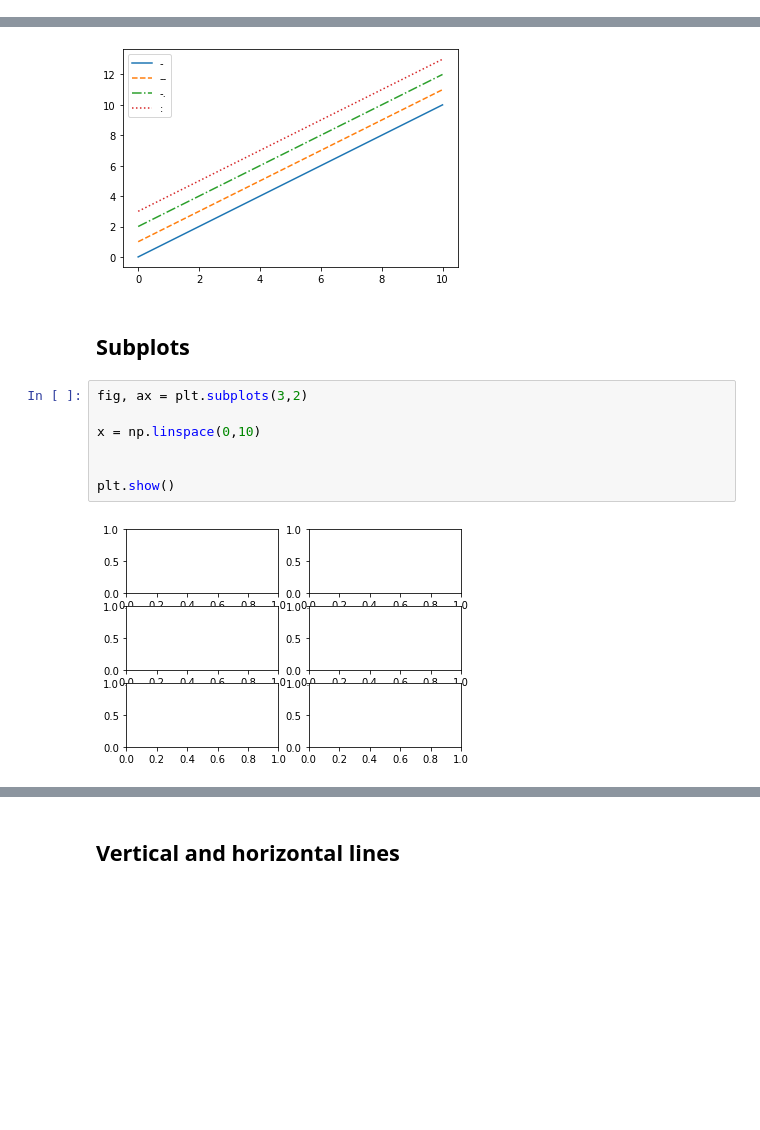
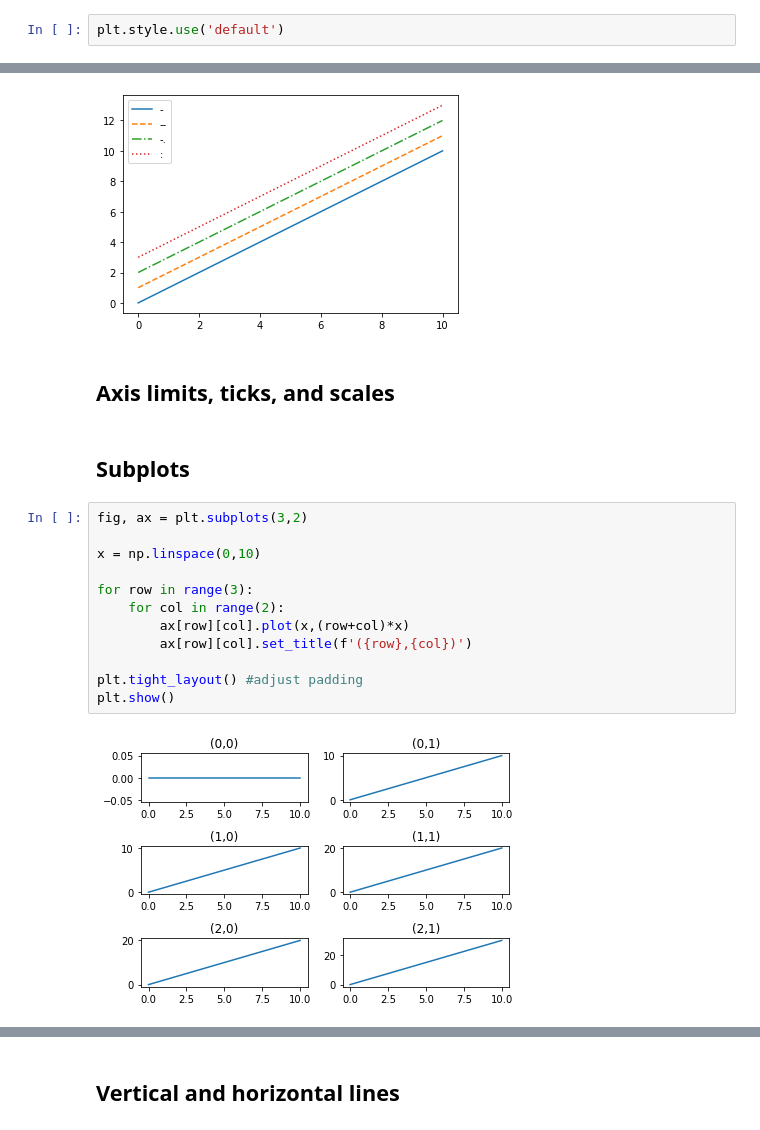
Before and after one commit to yzhuj/yzhuj.github.io, a Jupyter notebook: static/ipynb/Matplotlib Cheat Sheet.ipynb, the cells around one changed output, grey strips where cells are left out. Cells and saved outputs as stored; diff of their text form; blank space fills up the shorter version.

```diff
--- a/static/ipynb/Matplotlib Cheat Sheet.ipynb
+++ b/static/ipynb/Matplotlib Cheat Sheet.ipynb
@@ -29,3 +31,5 @@ plt.show()
+# %%
+plt.style.use('default')
 # %% [markdown]
 ## Colors
 # %%
@@ -99,14 +103,21 @@ ax.legend()
 plt.show()
 # %% [output]
 [figure]
+# %% [markdown]
+## Axis limits, ticks, and scales
 # %% [markdown]
 ## Subplots
 # %%
 fig, ax = plt.subplots(3,2)
 
 x = np.linspace(0,10)
 
+for row in range(3):
+    for col in range(2):
+        ax[row][col].plot(x,(row+col)*x)
+        ax[row][col].set_title(f'({row},{col})')
 
+plt.tight_layout() #adjust padding
 plt.show()
 # %% [output]
-[figure, old version]
+[figure, new version]
```
Also changed, not shown: parts of 4 cells of this notebook, 2 other files.
